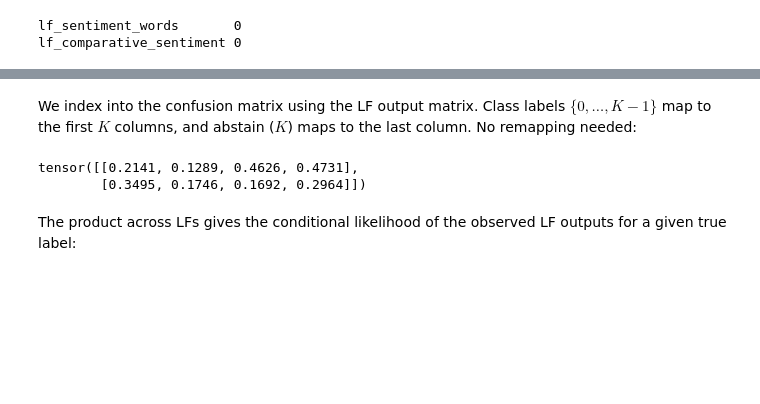
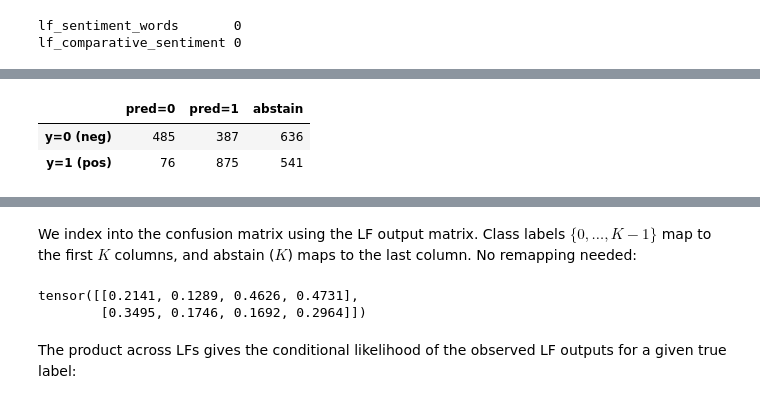
Before and after one commit to particle1331/ai-notebooks, a Jupyter notebook: notebooks/tooling/10-weak-supervision.ipynb, the cells around one changed output, grey strips where cells are left out. Drawn from its saved outputs; the diff is of its cells as text; code cells hidden in the pictures; blank space fills up the shorter version.

```diff
--- a/notebooks/tooling/10-weak-supervision.ipynb
+++ b/notebooks/tooling/10-weak-supervision.ipynb
@@ -17,4 +17,5 @@ Suppose we have a large corpus of IMDB movie reviews that we want to classify as
 # %%
+#| output: false
 import re
 import numpy as np
 import torch
@@ -29,8 +30,8 @@ train_ds = ds["train"].shuffle(seed=RANDOM_SEED).select(range(3000))
 train_texts = train_ds["text"]
 y_train_imdb = np.array(train_ds["label"])  # {0, 1}
 
-K = 2  # number of classes
-ABSTAIN = K
+K = 2
+ABSTAIN = -1
 # %% [output]
 Warning: You are sending unauthenticated requests to the HF Hub. Please set a HF_TOKEN to enable higher rate limits and faster downloads.
 # %% [markdown]
@@ -156,0 +174,16 @@ where $\ell$ is the usual loss criterion. This looks like the usual loss, except
+# %%
+from sklearn.metrics import confusion_matrix as cm
+
+out = np.array([lf_sentiment_words(t) for t in train_texts])
+F = out != ABSTAIN
+label = y_train_imdb[F]
+preds = out[F]
+
+conf = cm(label, preds, labels=[0, 1])
+df = pd.DataFrame(conf, index=["y=0 (neg)", "y=1 (pos)"], columns=["pred=0", "pred=1"])
+df["abstain"] = [sum(y_train_imdb[~F] == 0).item(), sum(y_train_imdb[~F] == 1).item()]
+df
+# %% [output]
+|  | pred=0 | pred=1 | abstain |
+| y=0 (neg) | 485 | 387 | 636 |
+| y=1 (pos) | 76 | 875 | 541 |
```
Also changed, not shown: parts of 58 cells of this notebook, 1 other file.
